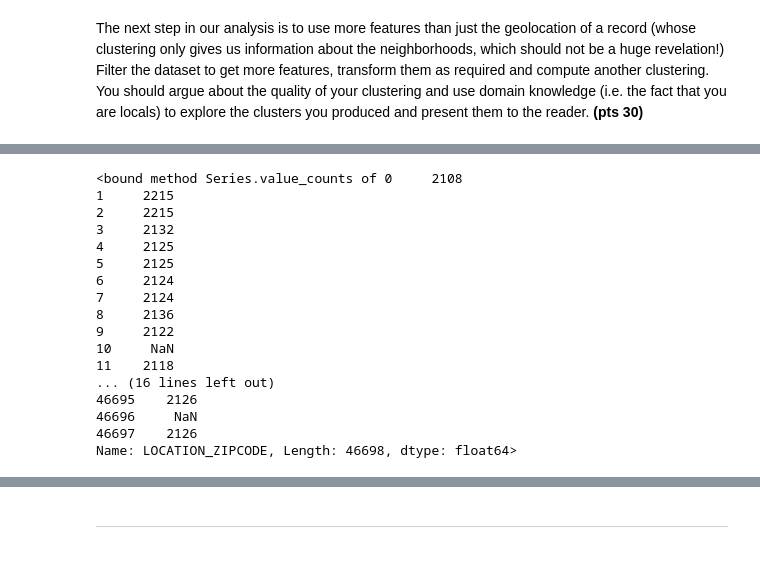
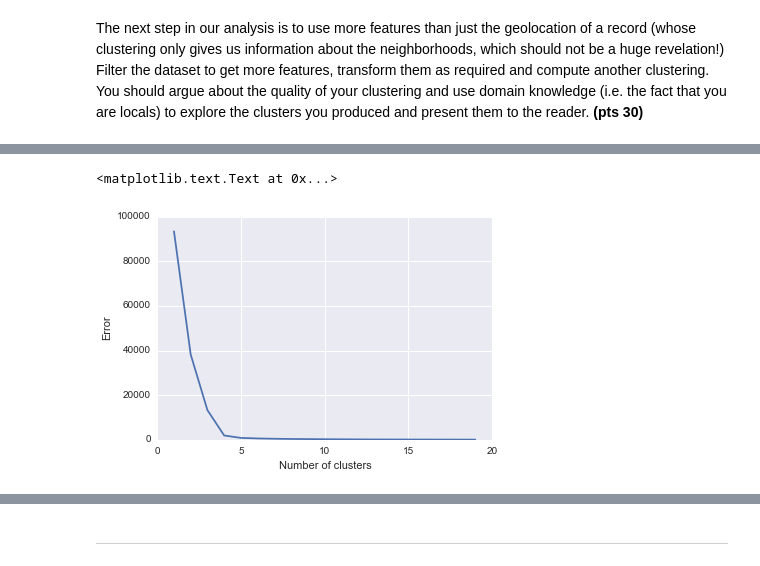
Before and after one commit to Konti6793/spring-2015-homeworks, a Jupyter notebook: submissions/Homework-3/3.Clustering.ipynb, the cells around one changed output, grey strips where cells are left out. Drawn from its saved outputs; the diff is of its cells as text; code cells hidden in the pictures.

```diff
--- a/submissions/Homework-3/3.Clustering.ipynb
+++ b/submissions/Homework-3/3.Clustering.ipynb
@@ -108,43 +131,30 @@ The next step in our analysis is to use more features than just the geolocation
 # %%
-OTZIP1 = boston[['OnTime_Status', 'LOCATION_ZIPCODE']]
+openDT = boston.OPEN_DT
+closeDT = boston.CLOSED_DT
+closeDT = closeDT.fillna(value='2015-01-01 00:00:01')
 
-#On Time = 0, Overdue = 1
-OTZP2 = OTZIP1.replace('ONTIME',0)
-OTZIP = OTZP2.replace('OVERDUE',1)
-OTZIP.LOCATION_ZIPCODE.value_counts
+date = []
+for dates in range(0, len(openDT)):
+    open1 = openDT[dates].replace('-', '').replace(' ', '').replace(':', '')
+    close1 = closeDT[dates].replace('-', '').replace(' ', '').replace(':', '')
+    date.append((float(open1), float(close1)))
+
+date = preproc.StandardScaler().fit_transform(date)
 
 
+error = np.zeros(20)
+error[0] = 0
+for k in range (1,20):
+    kmeans = KMeans(init = 'k-means++', n_clusters = k, n_init=10)
+    kmeans.fit_predict(date)
 
-#kmeans error analysis
+    centroids = kmeans.cluster_centers_
+    labels = kmeans.labels_
+    error[k] = kmeans.inertia_
 
-#error2 = np.zeros(20)
-#error2[0] = 0
-#for k in range (1,20):
-#    kmeans2 = KMeans(init = 'k-means++', n_clusters = k, n_init=10)
-#    kmeans2.fit_predict(OTZIP)
-
-#    centroids2 = kmeans2.cluster_centers_
-#    labels2 = kmeans2.labels_
-#    error2[k] = kmeans2.inertia_
-
-#plt.plot(range(1,len(error2)),error2[1:])
-#plt.xlabel('Number of clusters')
-#plt.ylabel('Error')
+plt.plot(range(1,len(error)),error[1:])
+plt.xlabel('Number of clusters')
+plt.ylabel('Error')
 # %% [output]
-<bound method Series.value_counts of 0     2108
-1     2215
-2     2215
-3     2132
-4     2125
-5     2125
-6     2124
-7     2124
-8     2136
-9     2122
-10     NaN
-11    2118
-... (16 lines left out)
-46695    2126
-46696     NaN
-46697    2126
-Name: LOCATION_ZIPCODE, Length: 46698, dtype: float64>
+<matplotlib.text.Text at 0x...>
+[figure, added]
```
Also changed, not shown: parts of 7 cells of this notebook.
